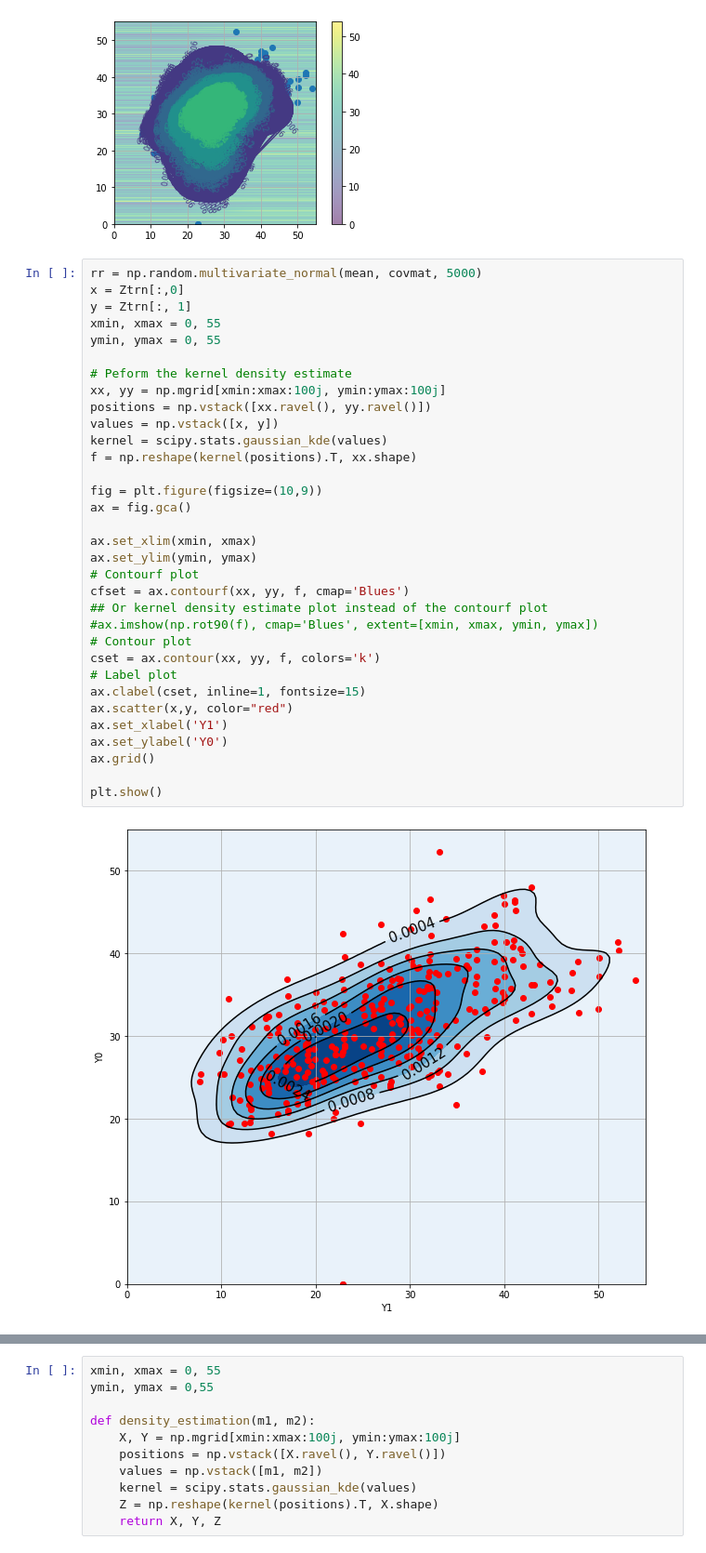
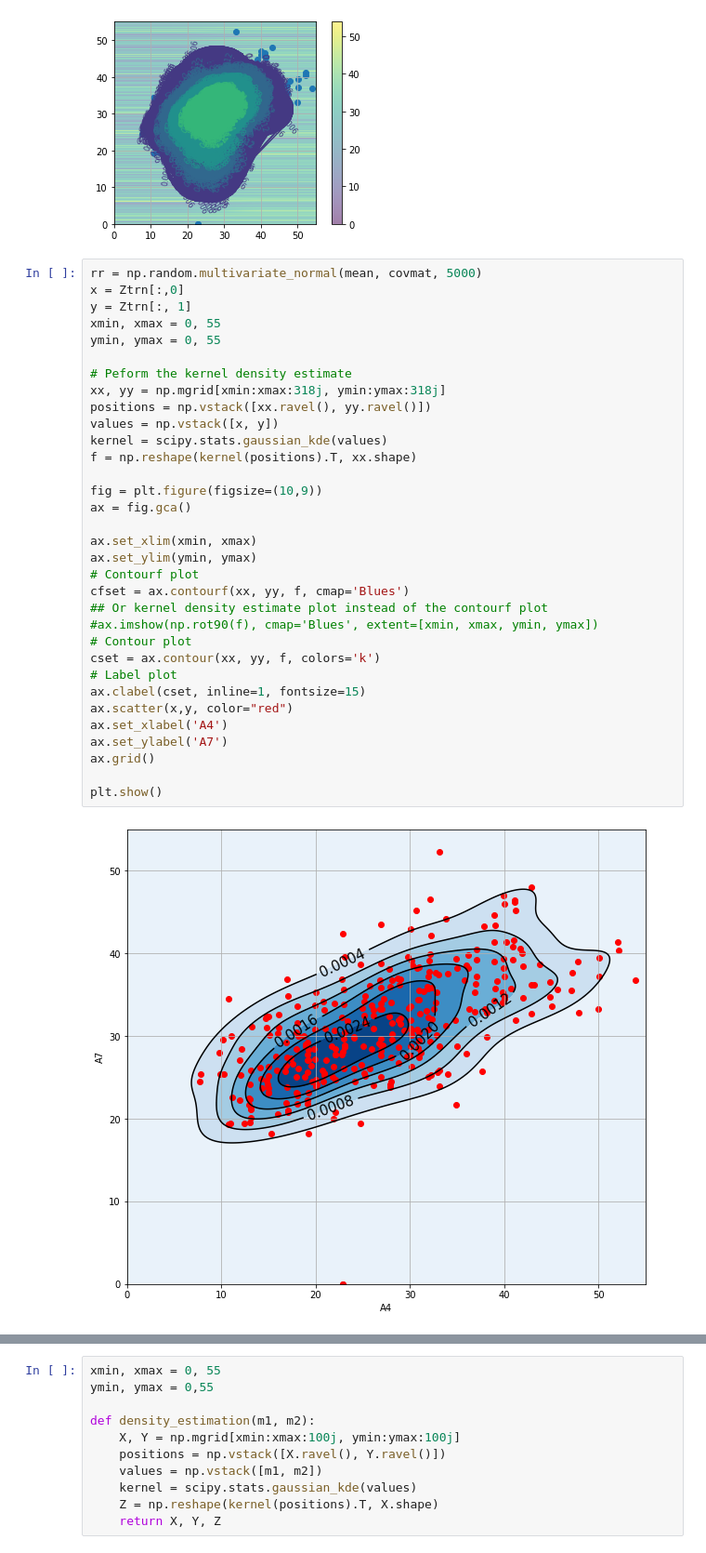
Before and after one commit to johnnymdoubleu/iaml2021-cw2, a Jupyter notebook: iaml212cw2_q1.ipynb, the cells around one changed output, grey strips where cells are left out. Shown at 93% size. Saved outputs shown, nothing was run; the diff lists cells and outputs as text.

```diff
--- a/iaml212cw2_q1.ipynb
+++ b/iaml212cw2_q1.ipynb
@@ -436,34 +450,34 @@ plt.grid()
 rr = np.random.multivariate_normal(mean, covmat, 5000)
 x = Ztrn[:,0]
 y = Ztrn[:, 1]
 xmin, xmax = 0, 55
 ymin, ymax = 0, 55
 
 # Peform the kernel density estimate
-xx, yy = np.mgrid[xmin:xmax:100j, ymin:ymax:100j]
+xx, yy = np.mgrid[xmin:xmax:318j, ymin:ymax:318j]
 positions = np.vstack([xx.ravel(), yy.ravel()])
 values = np.vstack([x, y])
 kernel = scipy.stats.gaussian_kde(values)
 f = np.reshape(kernel(positions).T, xx.shape)
 
 fig = plt.figure(figsize=(10,9))
 ax = fig.gca()
 
 ax.set_xlim(xmin, xmax)
 ax.set_ylim(ymin, ymax)
 # Contourf plot
 cfset = ax.contourf(xx, yy, f, cmap='Blues')
 ## Or kernel density estimate plot instead of the contourf plot
 #ax.imshow(np.rot90(f), cmap='Blues', extent=[xmin, xmax, ymin, ymax])
 # Contour plot
 cset = ax.contour(xx, yy, f, colors='k')
 # Label plot
 ax.clabel(cset, inline=1, fontsize=15)
 ax.scatter(x,y, color="red")
-ax.set_xlabel('Y1')
-ax.set_ylabel('Y0')
+ax.set_xlabel('A4')
+ax.set_ylabel('A7')
 ax.grid()
 
 plt.show()
 # %% [output]
-[figure, old version]
+[figure, new version]
```
Also changed, not shown: parts of 11 cells of this notebook, 7 other files.
